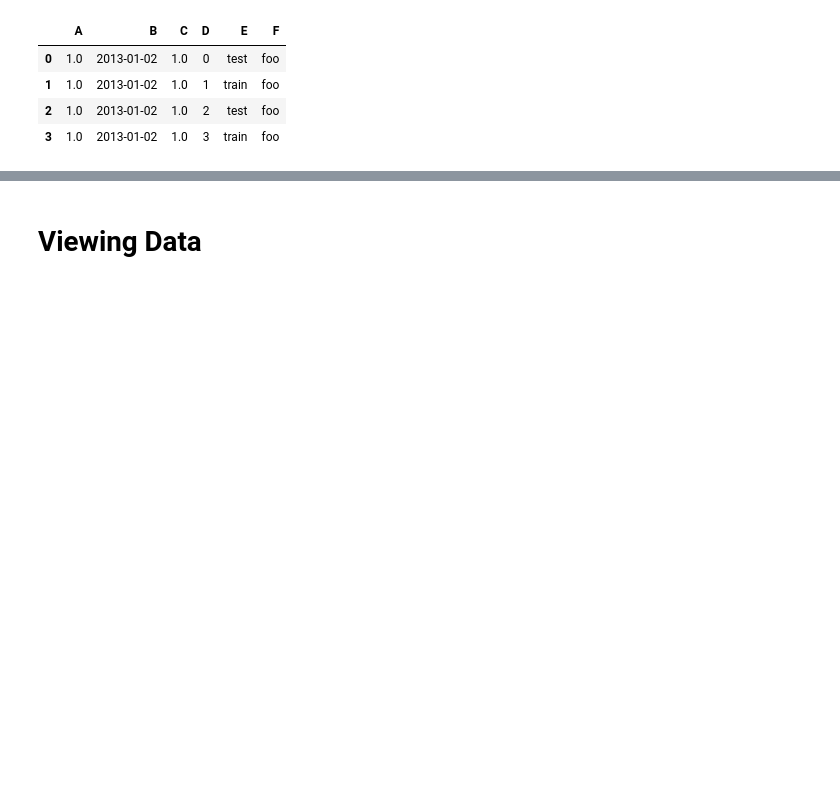
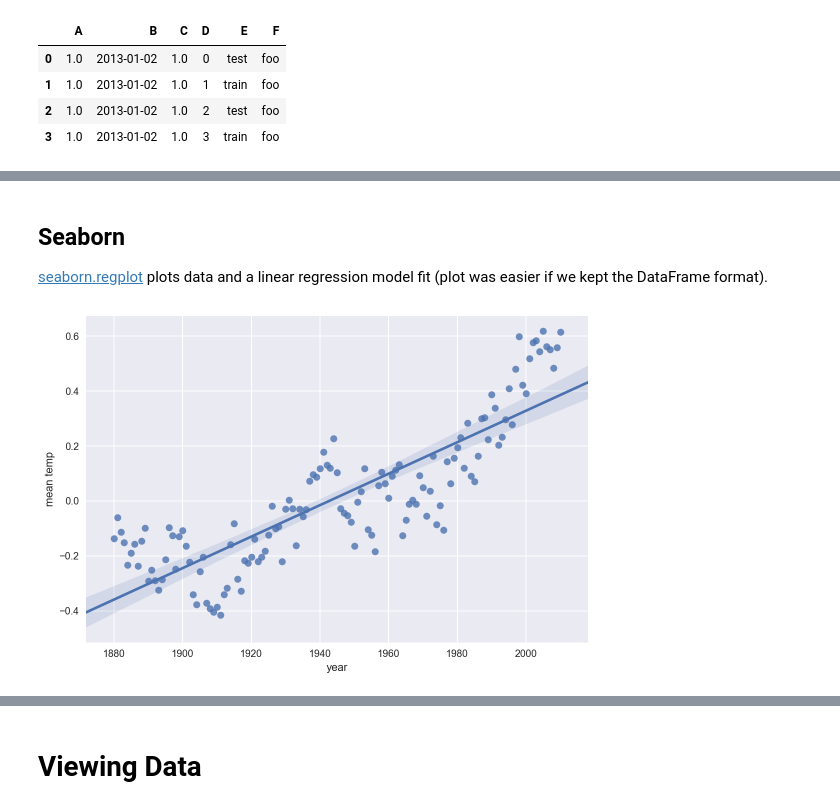
Before and after one commit to pnavaro/math-python, a Jupyter notebook: 14.Pandas.ipynb, the cells around one changed output, grey strips where cells are left out. Cells and saved outputs as stored; diff of their text form; code cells hidden in the pictures; blank space fills up the shorter version.

```diff
--- a/14.Pandas.ipynb
+++ b/14.Pandas.ipynb
@@ -81,3 +240,15 @@ pd.DataFrame({'A' : 1.,
+# %% [markdown]
+## Seaborn
+
+[seaborn.regplot](https://seaborn.pydata.org/generated/seaborn.regplot.html?highlight=regplot#seaborn.regplot) plots data and a linear regression model fit  (plot was easier if we kept the DataFrame format).
+# %%
+import seaborn as sns
+sns.set()
+
+sns.regplot(x=full_globe_temp.index.to_series(),
+            y=full_globe_temp);
+# %% [output]
+[figure, added]
 # %%
 url = "https://www.fun-mooc.fr/c4x/agrocampusouest/40001S03/asset/AnaDo_JeuDonnees_TemperatFrance.csv"
 df = pd.read_csv(url, delimiter=";", encoding="latin1", index_col=0)
```
Also changed, not shown: parts of 29 cells of this notebook, 2 other files.
